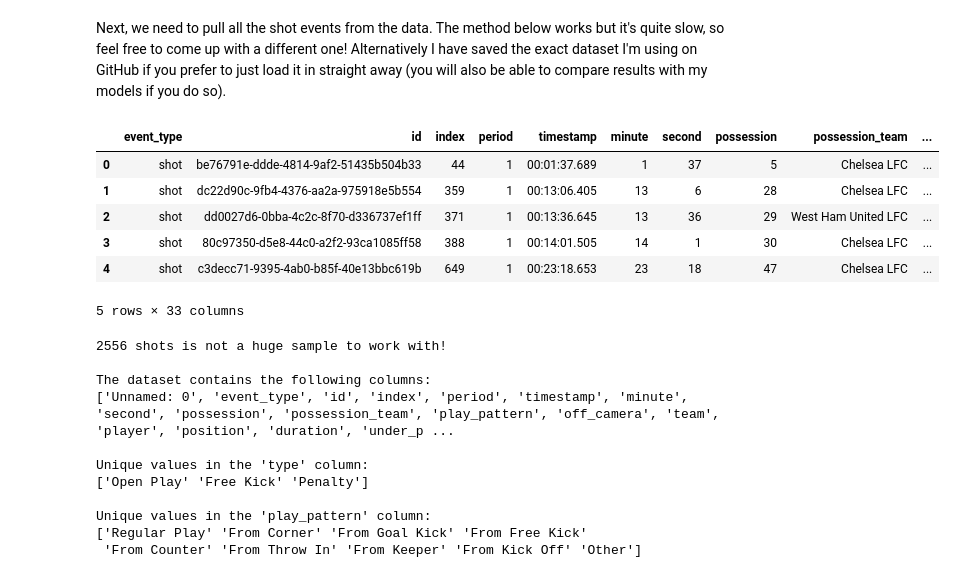
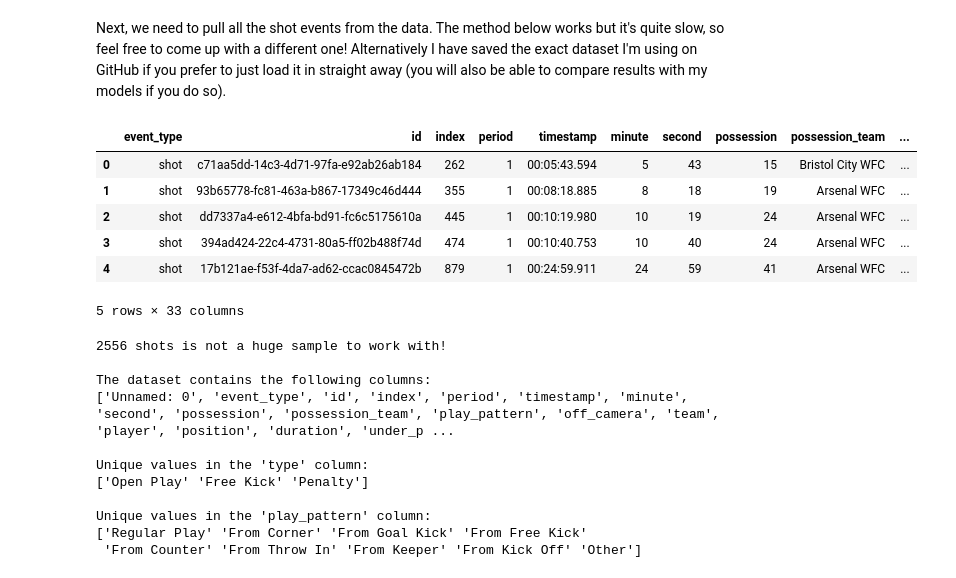
Before and after one commit to twhelan22/python-for-fantasy-football, a Jupyter notebook: 5 - Introduction to Machine Learning/Python for Fantasy Football - Introduction to Machine Learning.ipynb, the cells around one changed output. Cells and saved outputs as stored; diff of their text form; code cells hidden in the pictures.

```diff
--- a/5 - Introduction to Machine Learning/Python for Fantasy Football - Introduction to Machine Learning.ipynb
+++ b/5 - Introduction to Machine Learning/Python for Fantasy Football - Introduction to Machine Learning.ipynb
@@ -85,12 +98,13 @@ df
 We are after the FA WSL and NWSL, which use a competition_id of 37 and 49 respectively. We can get all of the matches from these two competitions:
 # %%
 # Get all FA WSL matches
-fawsl_matches = sb.Matches('37').get_dataframe()
+fawsl_matches_1819 = sb.Matches(event_id='37', season_id='4').get_dataframe()
+fawsl_matches_1920 = sb.Matches(event_id='37', season_id='42').get_dataframe()
 
 # Get all NWSL matches
-nwsl_matches = sb.Matches('49').get_dataframe()
+nwsl_matches = sb.Matches(event_id='49', season_id='3').get_dataframe()
 
 # Combine into a single dataframe
-matches = fawsl_matches.append(nwsl_matches)
+matches = fawsl_matches_1819.append(fawsl_matches_1920).append(nwsl_matches)
 matches.head()
 # %% [output]
@@ -105,24 +119,24 @@ Next, we need to pull all the shot events from the data. The method below works
 # %%
 # Create a list of all match ids
 match_list = matches['match_id'].tolist()
 
 # Create a blank dataframe for all shot events
 shots_df = pd.DataFrame()
 
 # Loop through the events database and pull out all shot events for each match in match_list
 for i in match_list:
-    events = sb.Events(event_id=i)
+    events = sb.Events(event_id='%s' % i)
     df = events.get_dataframe(event_type='shot')
     shots_df = shots_df.append(df)
 
 shots_df.head()
 # %% [output]
 |  | event_type | id | index | period | timestamp | minute | second | possession | possession_team | ... |
-| 0 | shot | be76791e-ddde-4814-9af2-51435b504b33 | 44 | 1 | 00:01:37.689 | 1 | 37 | 5 | Chelsea LFC | ... |
-| 1 | shot | dc22d90c-9fb4-4376-aa2a-975918e5b554 | 359 | 1 | 00:13:06.405 | 13 | 6 | 28 | Chelsea LFC | ... |
-| 2 | shot | dd0027d6-0bba-4c2c-8f70-d336737ef1ff | 371 | 1 | 00:13:36.645 | 13 | 36 | 29 | West Ham United LFC | ... |
-| 3 | shot | 80c97350-d5e8-44c0-a2f2-93ca1085ff58 | 388 | 1 | 00:14:01.505 | 14 | 1 | 30 | Chelsea LFC | ... |
-| 4 | shot | c3decc71-9395-4ab0-b85f-40e13bbc619b | 649 | 1 | 00:23:18.653 | 23 | 18 | 47 | Chelsea LFC | ... |
+| 0 | shot | c71aa5dd-14c3-4d71-97fa-e92ab26ab184 | 262 | 1 | 00:05:43.594 | 5 | 43 | 15 | Bristol City WFC | ... |
+| 1 | shot | 93b65778-fc81-463a-b867-17349c46d444 | 355 | 1 | 00:08:18.885 | 8 | 18 | 19 | Arsenal WFC | ... |
+| 2 | shot | dd7337a4-e612-4bfa-bd91-fc6c5175610a | 445 | 1 | 00:10:19.980 | 10 | 19 | 24 | Arsenal WFC | ... |
+| 3 | shot | 394ad424-22c4-4731-80a5-ff02b488f74d | 474 | 1 | 00:10:40.753 | 10 | 40 | 24 | Arsenal WFC | ... |
+| 4 | shot | 17b121ae-f53f-4da7-ad62-ccac0845472b | 879 | 1 | 00:24:59.911 | 24 | 59 | 41 | Arsenal WFC | ... |
 5 rows × 33 columns
 # %%
 # Reload shots_df from csv so we can achieve reproducible results
```
Also changed, not shown: parts of 4 cells of this notebook.
